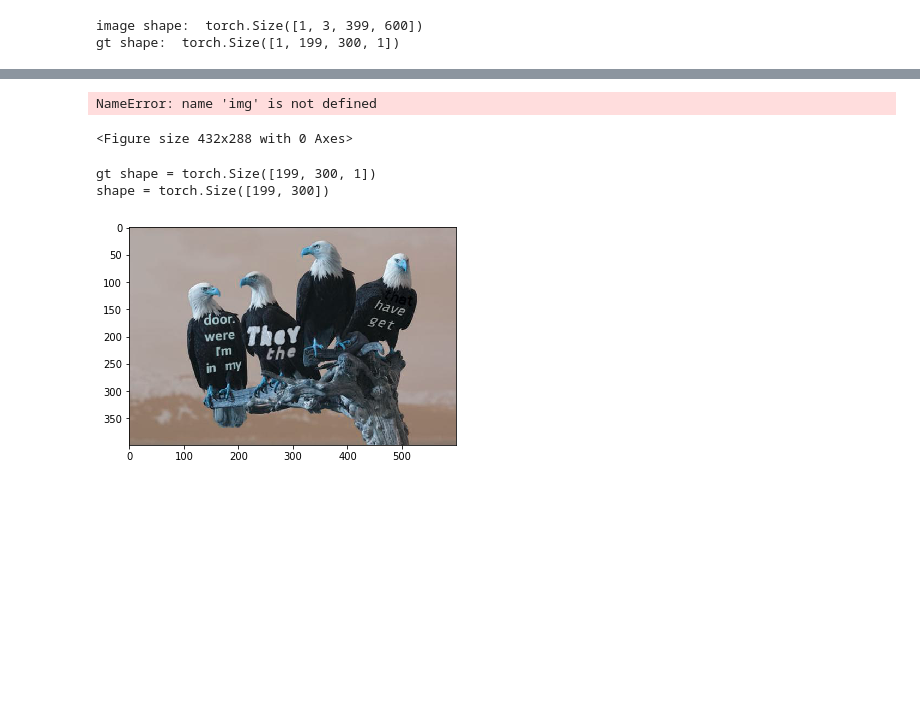
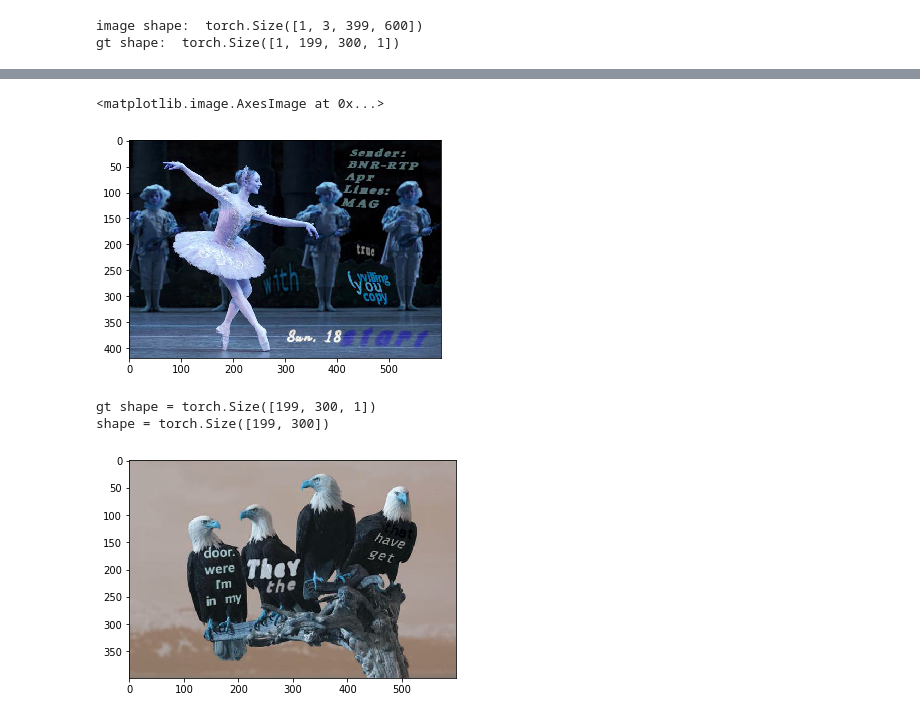
Before and after one commit to aerjayc/asstr, a Jupyter notebook: train_detector.ipynb, the cells around one changed output, grey strips where cells are left out. Drawn from its saved outputs; the diff is of its cells as text; code cells hidden in the pictures; blank space fills up the shorter version.

```diff
--- a/train_detector.ipynb
+++ b/train_detector.ipynb
@@ -294,10 +316,10 @@ AssertionError: Colinear BB coordinates
 # %%
 plt.figure()
 x = (img.permute(1,2,0))*255
-plt.imshow(x.cpu())
+plt.imshow(x.cpu().int())
 # %% [output]
-NameError: name 'img' is not defined
+<matplotlib.image.AxesImage at 0x...>
-<Figure size 432x288 with 0 Axes>
+[figure, added]
 # %%
 plt.figure()
 x = (img1[0].permute(1,2,0))*255
```
Also changed, not shown: parts of 17 cells of this notebook.
